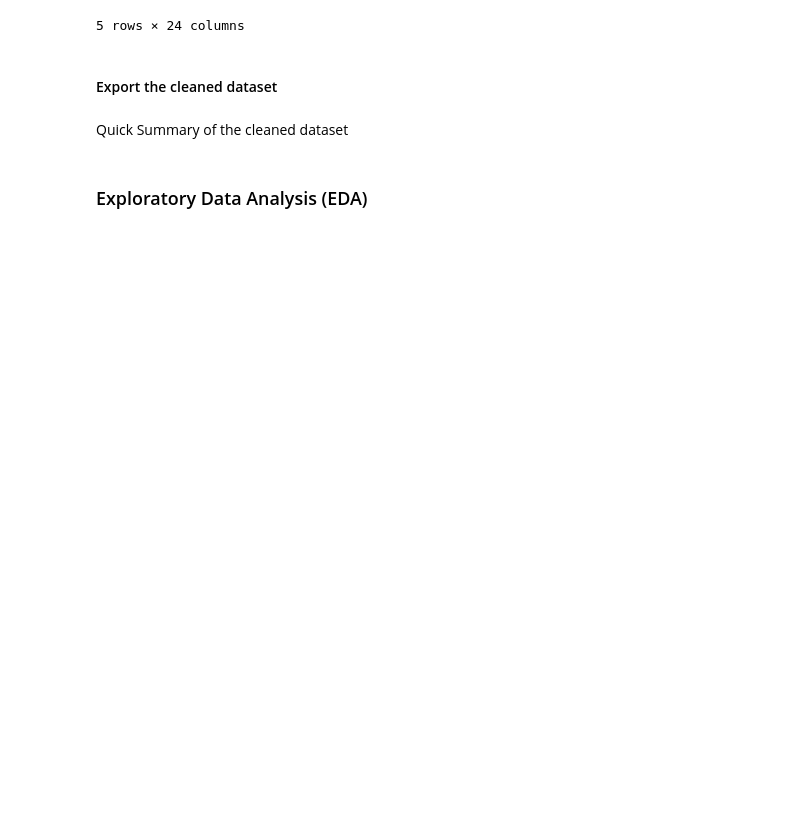
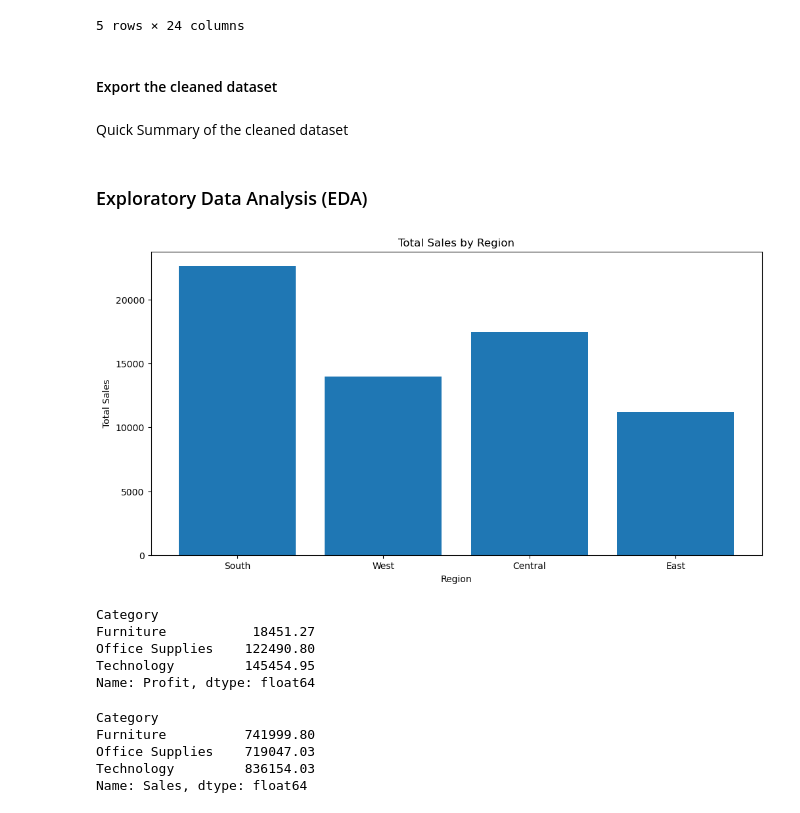
Before and after one commit to ItzChaBoiGhoza/Sales-Insights-Dashboard, a Jupyter notebook: notebook/Insights_EDA.ipynb, the cells around one changed output. Drawn from its saved outputs; the diff is of its cells as text; code cells hidden in the pictures; blank space fills up the shorter version.

```diff
--- a/notebook/Insights_EDA.ipynb
+++ b/notebook/Insights_EDA.ipynb
@@ -144,5 +144,31 @@ df.to_csv('../data/cleaned_superstore.csv', index=False)
 Quick Summary of the cleaned dataset
 # %% [markdown]
 ### Exploratory Data Analysis (EDA)
-# %% [markdown]
-###
+# %%
+plt.figure(figsize=(12, 6))
+
+plt.bar(df['Region'], df['Sales'])
+plt.xlabel('Region')
+plt.ylabel('Total Sales')
+plt.title('Total Sales by Region')
+plt.show()
+# %% [output]
+[figure, added]
+# %%
+total_profit = df.groupby('Category')['Profit'].sum().round(2)
+total_profit
+# %% [output]
+Category
+Furniture           18451.27
+Office Supplies    122490.80
+Technology         145454.95
+Name: Profit, dtype: float64
+# %%
+total_sale = df.groupby('Category')['Sales'].sum().round(2)
+total_sale
+# %% [output]
+Category
+Furniture          741999.80
+Office Supplies    719047.03
+Technology         836154.03
+Name: Sales, dtype: float64
```
Also changed, not shown: parts of 8 cells of this notebook.
